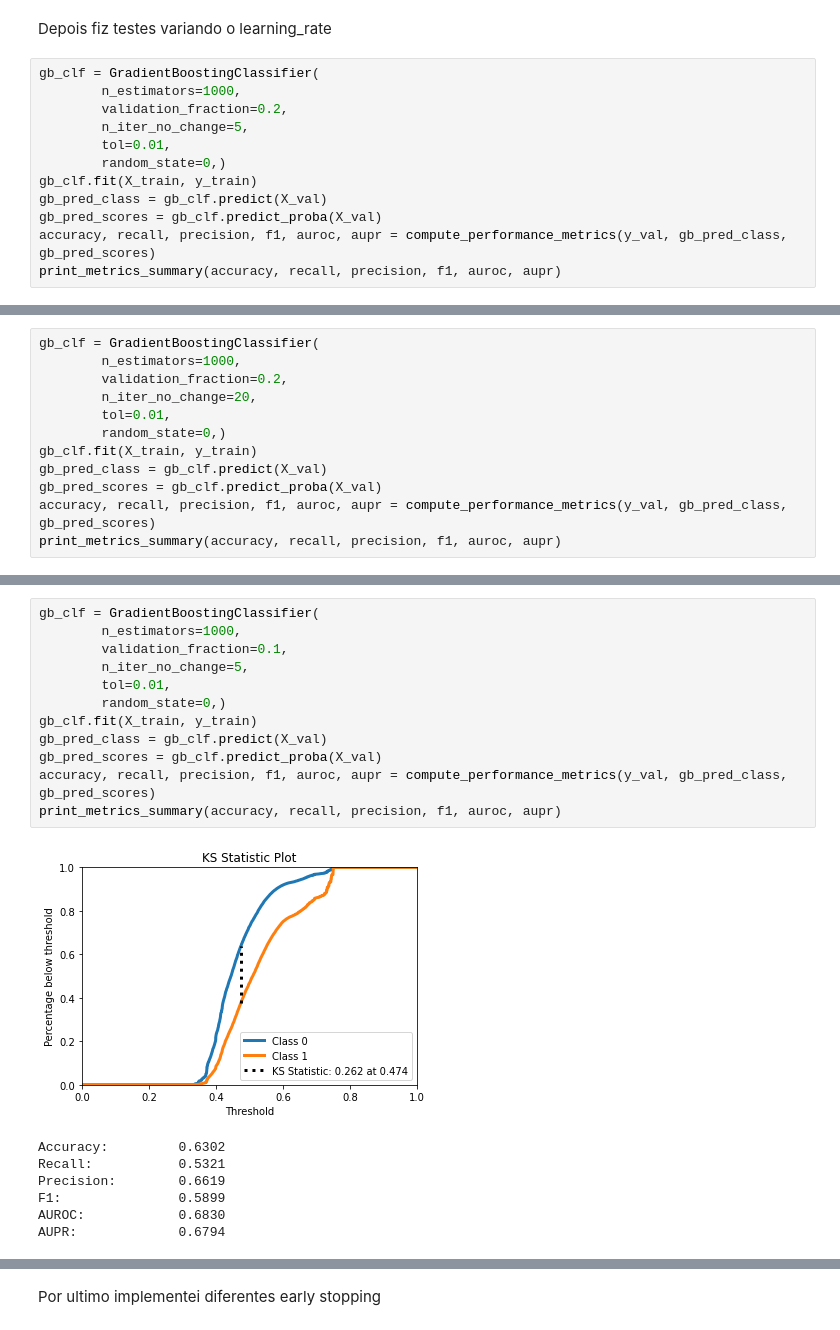
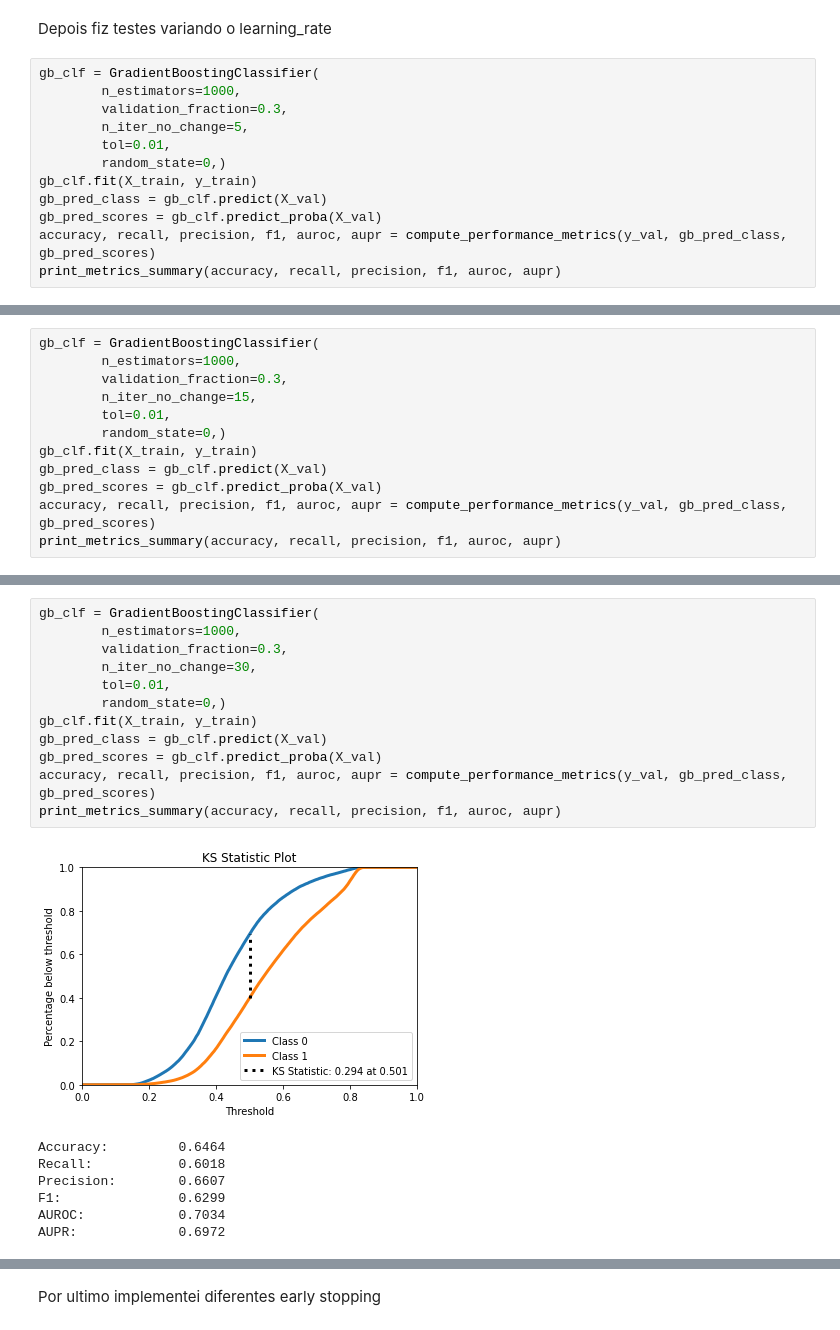
Before and after one commit to aasb2/neural-networks, a Jupyter notebook: Project.ipynb, the cells around one changed output, grey strips where cells are left out. Cells and saved outputs as stored; diff of their text form.

```diff
--- a/Project.ipynb
+++ b/Project.ipynb
@@ -310,7 +300,7 @@ Depois fiz testes variando o learning_rate
 # %%
 gb_clf = GradientBoostingClassifier(
         n_estimators=1000,
-        validation_fraction=0.2,
+        validation_fraction=0.3,
         n_iter_no_change=5,
         tol=0.01,
         random_state=0,)
@@ -330,8 +320,8 @@ AUPR:             0.6821
 # %%
 gb_clf = GradientBoostingClassifier(
         n_estimators=1000,
-        validation_fraction=0.2,
-        n_iter_no_change=20,
+        validation_fraction=0.3,
+        n_iter_no_change=15,
         tol=0.01,
         random_state=0,)
 gb_clf.fit(X_train, y_train)
@@ -350,23 +340,23 @@ AUPR:             0.6932
 # %%
 gb_clf = GradientBoostingClassifier(
         n_estimators=1000,
-        validation_fraction=0.1,
-        n_iter_no_change=5,
+        validation_fraction=0.3,
+        n_iter_no_change=30,
         tol=0.01,
         random_state=0,)
 gb_clf.fit(X_train, y_train)
 gb_pred_class = gb_clf.predict(X_val)
 gb_pred_scores = gb_clf.predict_proba(X_val)
 accuracy, recall, precision, f1, auroc, aupr = compute_performance_metrics(y_val, gb_pred_class, gb_pred_scores)
 print_metrics_summary(accuracy, recall, precision, f1, auroc, aupr)
 # %% [output]
-[figure, old version]
+[figure, new version]
-Accuracy:         0.6302
-Recall:           0.5321
-Precision:        0.6619
-F1:               0.5899
-AUROC:            0.6830
-AUPR:             0.6794
+Accuracy:         0.6464
+Recall:           0.6018
+Precision:        0.6607
+F1:               0.6299
+AUROC:            0.7034
+AUPR:             0.6972
 # %%
 gb_clf = GradientBoostingClassifier(
         n_estimators=1000,
```
Also changed, not shown: parts of 9 cells of this notebook.
